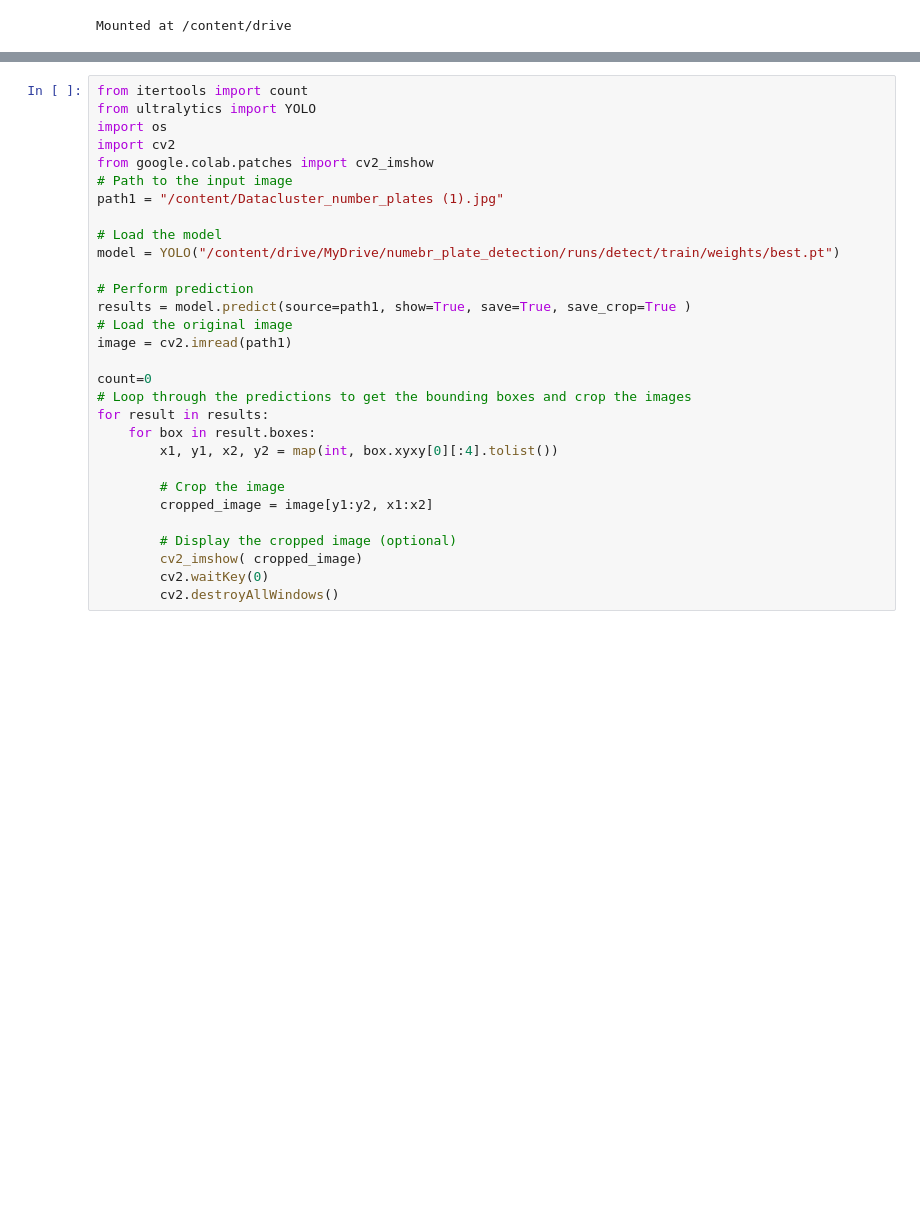
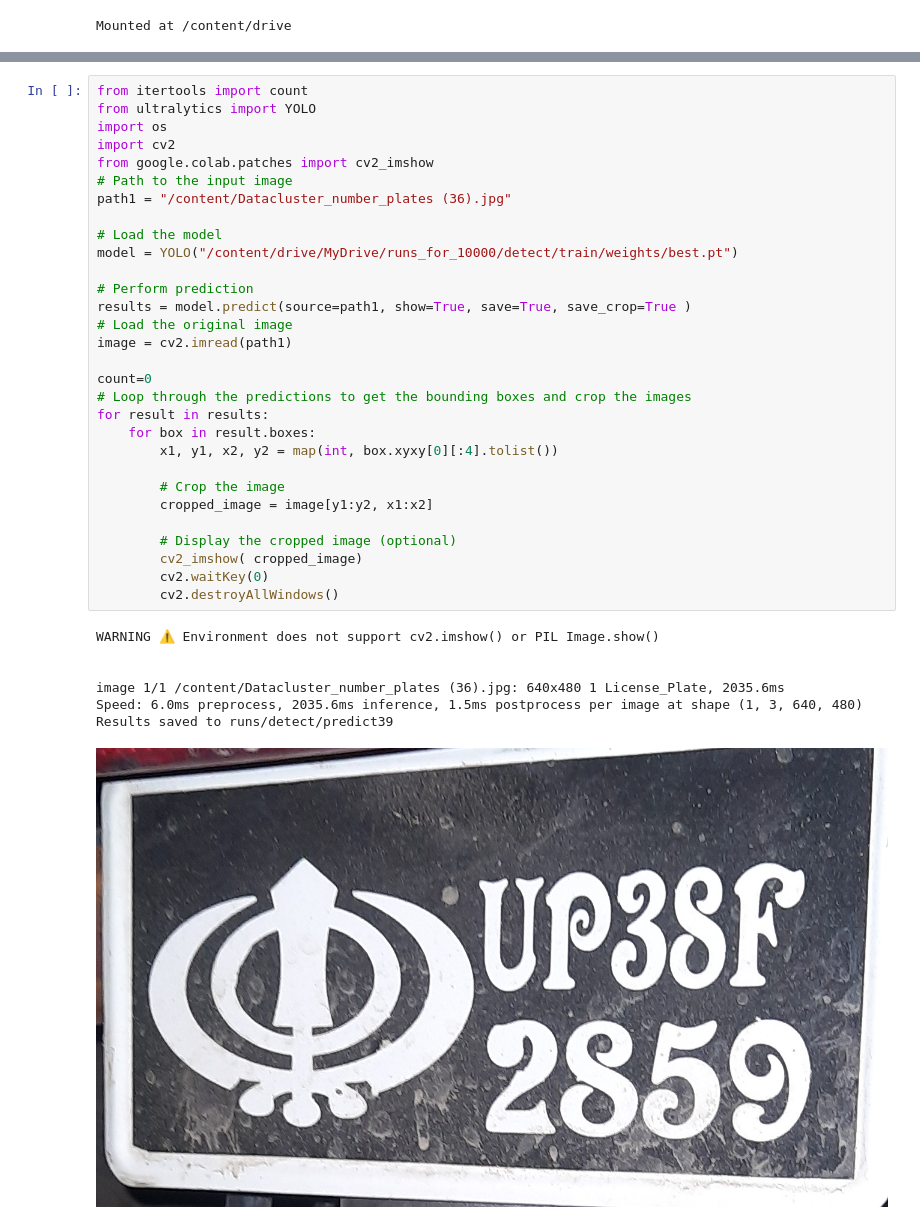
Before and after one commit to kartheekknrs/number_plate_detection, a Jupyter notebook: number_plate_detection_main.ipynb, the cells around one changed output, grey strips where cells are left out. Drawn from its saved outputs; the diff is of its cells as text; blank space fills up the shorter version.

```diff
--- a/number_plate_detection_main.ipynb
+++ b/number_plate_detection_main.ipynb
@@ -170,30 +330,38 @@ Results saved to runs/detect/predict
 # %%
 from itertools import count
 from ultralytics import YOLO
 import os
 import cv2
 from google.colab.patches import cv2_imshow
 # Path to the input image
-path1 = "/content/Datacluster_number_plates (1).jpg"
+path1 = "/content/Datacluster_number_plates (36).jpg"
 
 # Load the model
-model = YOLO("/content/drive/MyDrive/numebr_plate_detection/runs/detect/train/weights/best.pt")
+model = YOLO("/content/drive/MyDrive/runs_for_10000/detect/train/weights/best.pt")
 
 # Perform prediction
 results = model.predict(source=path1, show=True, save=True, save_crop=True )
 # Load the original image
 image = cv2.imread(path1)
 
 count=0
 # Loop through the predictions to get the bounding boxes and crop the images
 for result in results:
     for box in result.boxes:
         x1, y1, x2, y2 = map(int, box.xyxy[0][:4].tolist())
 
         # Crop the image
         cropped_image = image[y1:y2, x1:x2]
 
         # Display the cropped image (optional)
         cv2_imshow( cropped_image)
         cv2.waitKey(0)
         cv2.destroyAllWindows()
+# %% [output]
+WARNING ⚠️ Environment does not support cv2.imshow() or PIL Image.show()
+
+
+image 1/1 /content/Datacluster_number_plates (36).jpg: 640x480 1 License_Plate, 2035.6ms
+Speed: 6.0ms preprocess, 2035.6ms inference, 1.5ms postprocess per image at shape (1, 3, 640, 480)
+Results saved to runs/detect/predict39
+[figure, added]
```
Also changed, not shown: parts of 19 cells of this notebook.
